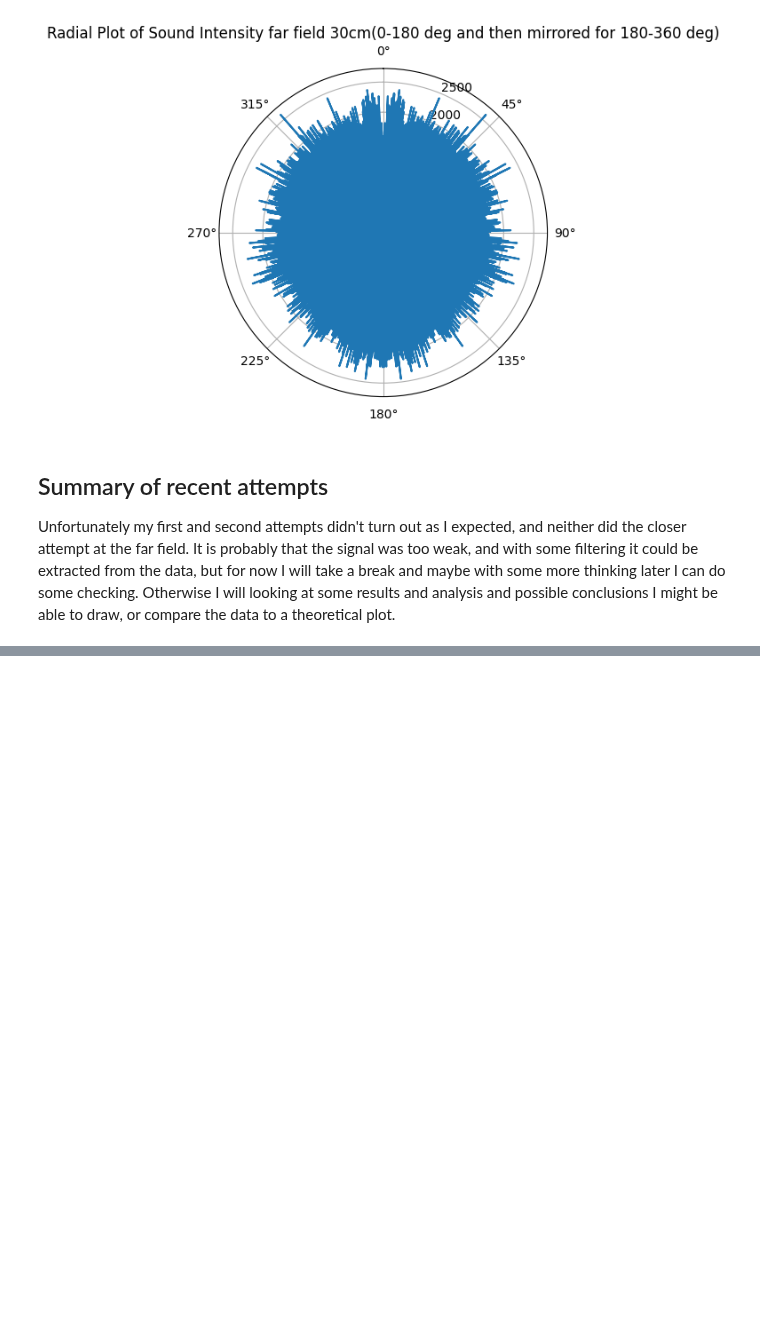
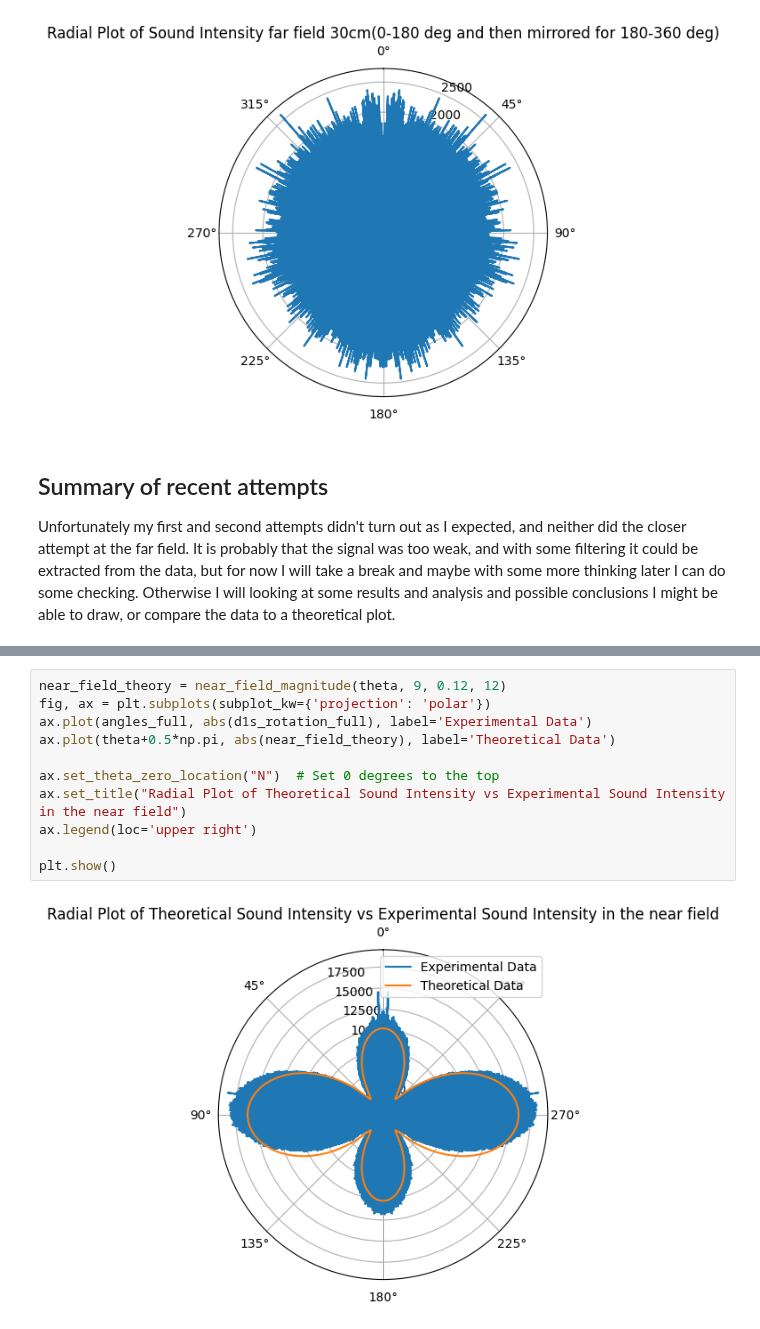
Before and after one commit to julianLapenna12/acoustic_radiation_modelling, a Jupyter notebook: notebooks/Ex1.acoustics.notebook.ipynb, the cells around one changed output, grey strips where cells are left out. Saved outputs shown, nothing was run; the diff lists cells and outputs as text; blank space fills up the shorter version.

```diff
--- a/notebooks/Ex1.acoustics.notebook.ipynb
+++ b/notebooks/Ex1.acoustics.notebook.ipynb
@@ -856,0 +906,13 @@ Now for plotting the theory:
+# %%
+near_field_theory = near_field_magnitude(theta, 9, 0.12, 12)
+fig, ax = plt.subplots(subplot_kw={'projection': 'polar'})
+ax.plot(angles_full, abs(d1s_rotation_full), label='Experimental Data')
+ax.plot(theta+0.5*np.pi, abs(near_field_theory), label='Theoretical Data')
+
+ax.set_theta_zero_location("N")  # Set 0 degrees to the top
+ax.set_title("Radial Plot of Theoretical Sound Intensity vs Experimental Sound Intensity in the near field")
+ax.legend(loc='upper right')
+
+plt.show()
+# %% [output]
+[figure, added]
```
Also changed, not shown: parts of 12 cells of this notebook.
